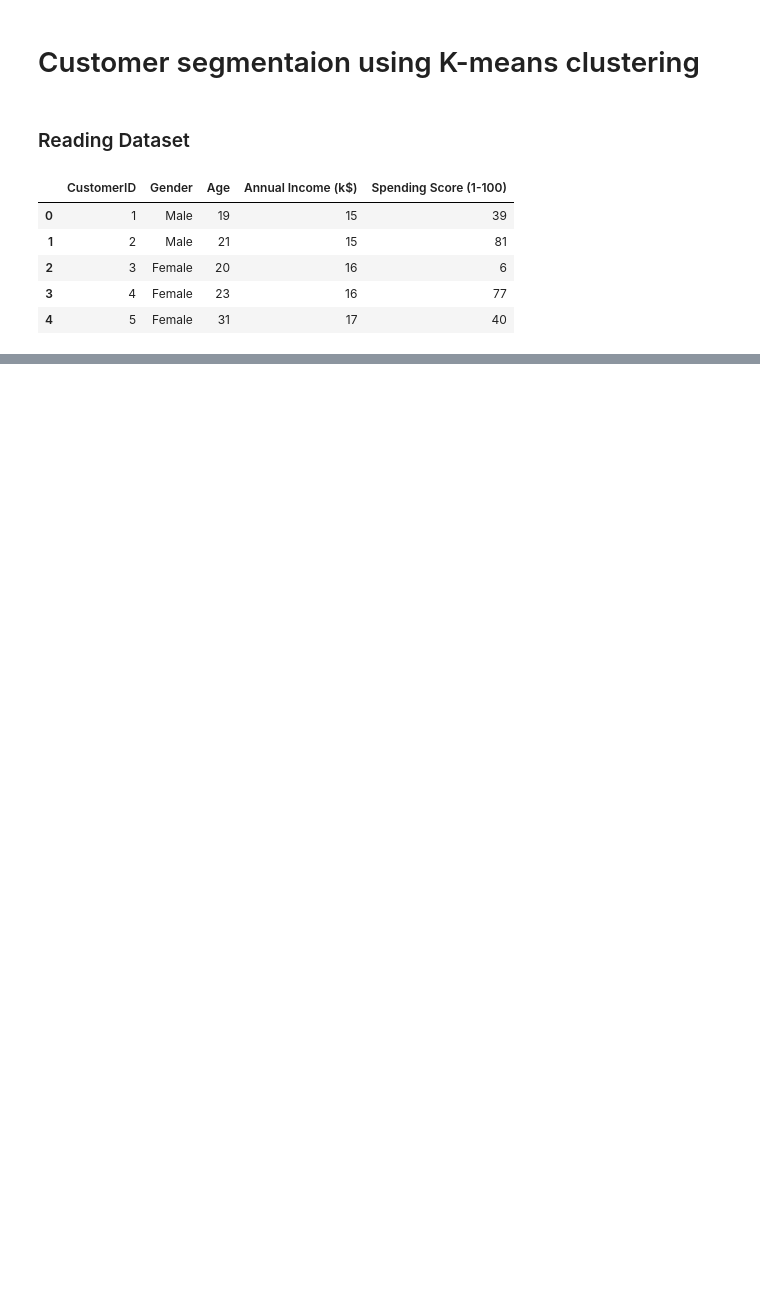
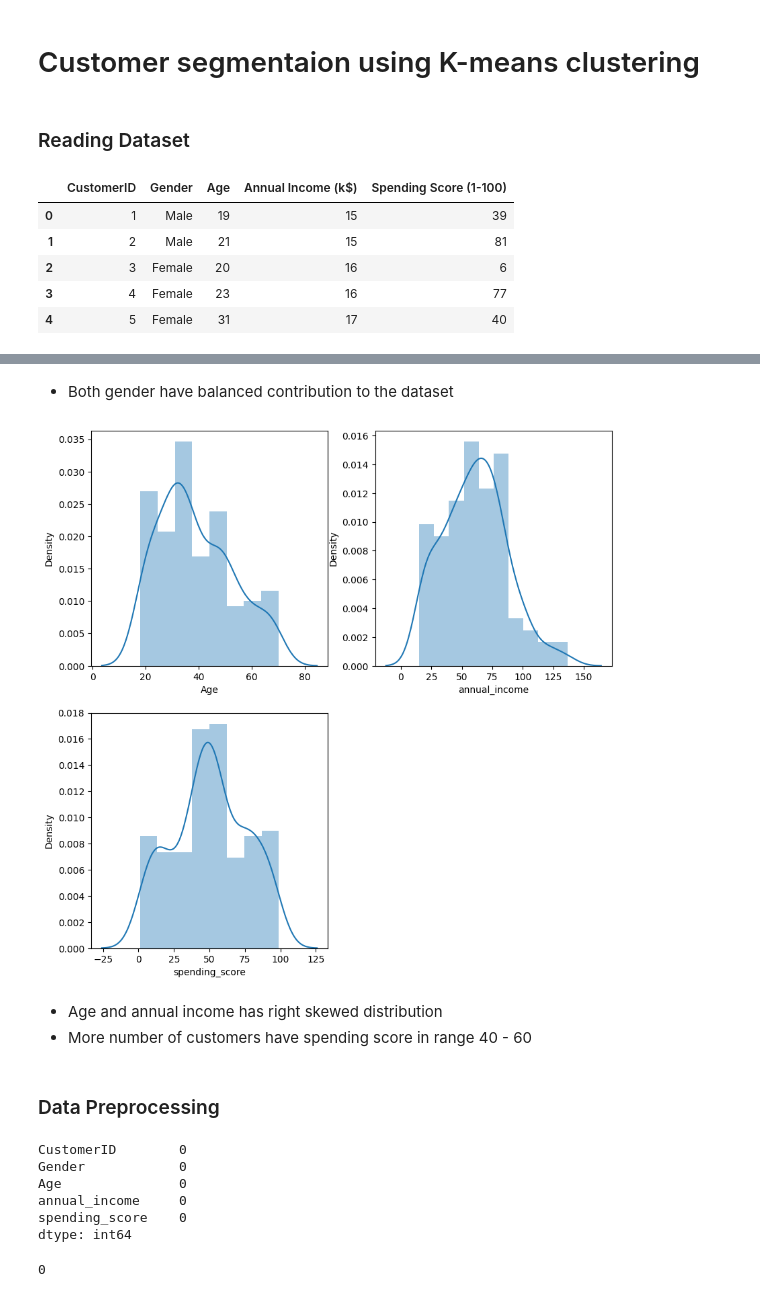
Before and after one commit to mubarakmayyeri/customer-segmentaion, a Jupyter notebook: customer_segmentaion.ipynb, the cells around one changed output, grey strips where cells are left out. Drawn from its saved outputs; the diff is of its cells as text; code cells hidden in the pictures; blank space fills up the shorter version.

Commit message:
eda and preprocessing

```diff
--- a/customer_segmentaion.ipynb
+++ b/customer_segmentaion.ipynb
@@ -23,0 +81,33 @@ df.head()
+# %% [markdown]
+* Both gender have balanced contribution to the dataset
+# %%
+#distribution of numerical features
+num_feat = ['Age', 'annual_income', 'spending_score']
+
+plt.figure(figsize=(10,10))
+
+for i, col in enumerate(num_feat, 1):
+    plt.subplot(2,2,i)
+    sns.distplot(df[col])
+# %% [output]
+[figure, added]
+# %% [markdown]
+* Age and annual income has right skewed distribution
+* More number of customers have spending score in range 40 - 60
+# %% [markdown]
+### Data Preprocessing
+# %%
+#checking for null values
+df.isnull().sum()
+# %% [output]
+CustomerID        0
+Gender            0
+Age               0
+annual_income     0
+spending_score    0
+dtype: int64
+# %%
+#checking for duplicated entries
+df.duplicated().sum()
+# %% [output]
+0
```
Also changed, not shown: parts of 18 cells of this notebook.
